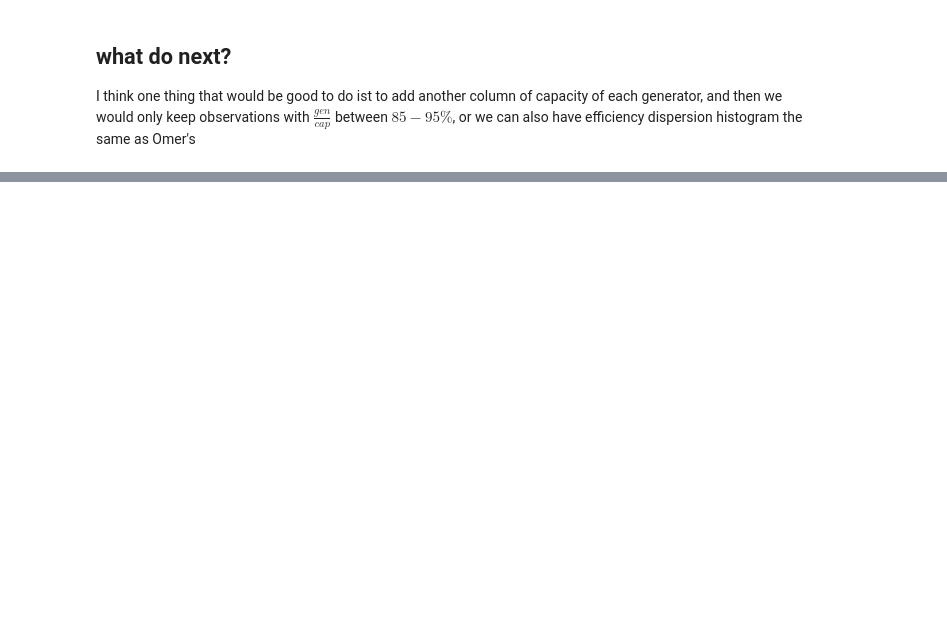
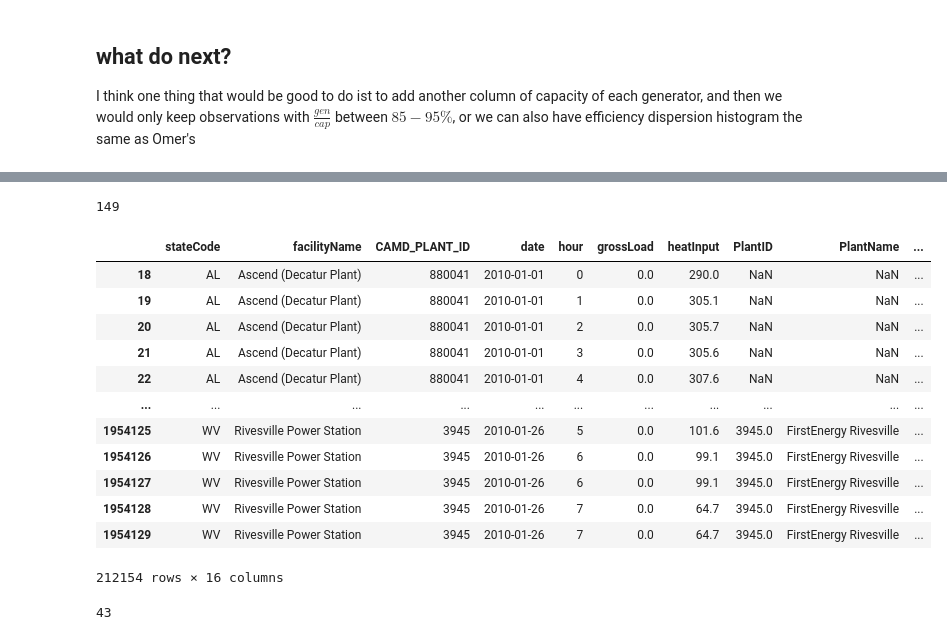
Before and after one commit to ARAzampour/AMR-project, a Jupyter notebook: hourly datasets/AMR-hourly2.ipynb, the cells around one changed output, grey strips where cells are left out. Cells and saved outputs as stored; diff of their text form; code cells hidden in the pictures; blank space fills up the shorter version.

Commit message:
Efficiencies based EPA hourly datat

```diff
--- a/hourly datasets/AMR-hourly2.ipynb
+++ b/hourly datasets/AMR-hourly2.ipynb
@@ -111,4 +152,0 @@ plant_hourly = plant_hourly.rename(columns={'facilityId': 'PlantID'})
-# %%
-stata_data = pd.read_stata('D://GitHub/AMR-project/hourly datasets/PlantCapacity_allyears.dta')
-stata_data_filtered = stata_data[stata_data["Year"]==pd.Timestamp('2001-01-01')]
-stata_data_filtered[
@@ -127,17 +152,0 @@ print(" response preview:", stata_data_filtered[:3])
-# %%
-plant_hourly = excel_data.groupby(['stateCode','facilityName','facilityId','date','hour'])[['grossLoad','heatInput']].sum().reset_index()
-plant_hourly = plant_hourly.rename(columns={'facilityId': 'PlantID'})
-merged_df = pd.merge(plant_hourly, stata_data_filtered, on='PlantID', how='left')
-
-merged_df["name_match"] = (merged_df["PlantName"] == merged_df["facilityName"]) | (merged_df["PlantName"] == "")
-# Convert Boolean to integer (1 for match, 0 for no match)
-merged_df["name_match"] = merged_df["name_match"].astype(int)
-# %%
-#print(" response preview:", plant_hourly[:3])
-
-merged_df['gen_to_capacity'] = merged_df['grossLoad'] / merged_df['Namecap_plant']
-filtered_df = merged_df[(merged_df['gen_to_capacity'] > 0.85) & (merged_df["name_match"] == 1)]
-# %%
-filtered_df['efficiency'] = filtered_df.loc[:,'grossLoad']/filtered_df.loc[:,'heatInput']
-avg_gen_per_generator = filtered_df.groupby([\
-    'stateCode','facilityName','PlantID'])[['efficiency','Summercap_plant','Wintercap_plant']].mean().reset_index()
@@ -169,0 +357,7 @@ print(" response preview:", filtered_df[0:3])
+# %%
+len(crosswalk_data)
+test = crosswalk_data[crosswalk_data['MATCH_TYPE_GEN']=='CAMD Unmatched']
+filtered_df = filtered_df[filtered_df['efficiency']<1]
+df_merged['PlantID'].nunique()
+# %% [output]
+149
@@ -169,0 +367,17 @@ print(" response preview:", filtered_df[0:3])
+# %%
+merged_df["name_match"] = (merged_df["name_match"] == 1) | (merged_df["PlantName"] == "")
+(merged_df[(merged_df["name_match"] == 0)])
+# %% [output]
+|  | stateCode | facilityName | CAMD_PLANT_ID | date | hour | grossLoad | heatInput | PlantID | PlantName | ... |
+| 18 | AL | Ascend (Decatur Plant) | 880041 | 2010-01-01 | 0 | 0.0 | 290.0 | NaN | NaN | ... |
+| 19 | AL | Ascend (Decatur Plant) | 880041 | 2010-01-01 | 1 | 0.0 | 305.1 | NaN | NaN | ... |
+| 20 | AL | Ascend (Decatur Plant) | 880041 | 2010-01-01 | 2 | 0.0 | 305.7 | NaN | NaN | ... |
+| 21 | AL | Ascend (Decatur Plant) | 880041 | 2010-01-01 | 3 | 0.0 | 305.6 | NaN | NaN | ... |
+| 22 | AL | Ascend (Decatur Plant) | 880041 | 2010-01-01 | 4 | 0.0 | 307.6 | NaN | NaN | ... |
+| ... | ... | ... | ... | ... | ... | ... | ... | ... | ... | ... |
+| 1954125 | WV | Rivesville Power Station | 3945 | 2010-01-26 | 5 | 0.0 | 101.6 | 3945.0 | FirstEnergy Rivesville | ... |
+| 1954126 | WV | Rivesville Power Station | 3945 | 2010-01-26 | 6 | 0.0 | 99.1 | 3945.0 | FirstEnergy Rivesville | ... |
+| 1954127 | WV | Rivesville Power Station | 3945 | 2010-01-26 | 6 | 0.0 | 99.1 | 3945.0 | FirstEnergy Rivesville | ... |
+| 1954128 | WV | Rivesville Power Station | 3945 | 2010-01-26 | 7 | 0.0 | 64.7 | 3945.0 | FirstEnergy Rivesville | ... |
+| 1954129 | WV | Rivesville Power Station | 3945 | 2010-01-26 | 7 | 0.0 | 64.7 | 3945.0 | FirstEnergy Rivesville | ... |
+212154 rows × 16 columns
@@ -169,0 +392,6 @@ print(" response preview:", filtered_df[0:3])
+# %%
+similarity = fuzz.ratio('Rivesville Power Station', 'FirstEnergy Rivesville')
+
+print(similarity)  # prints a number between 0 and 100
+# %% [output]
+43
```
Also changed, not shown: parts of 10 cells of this notebook, 28 other files.
